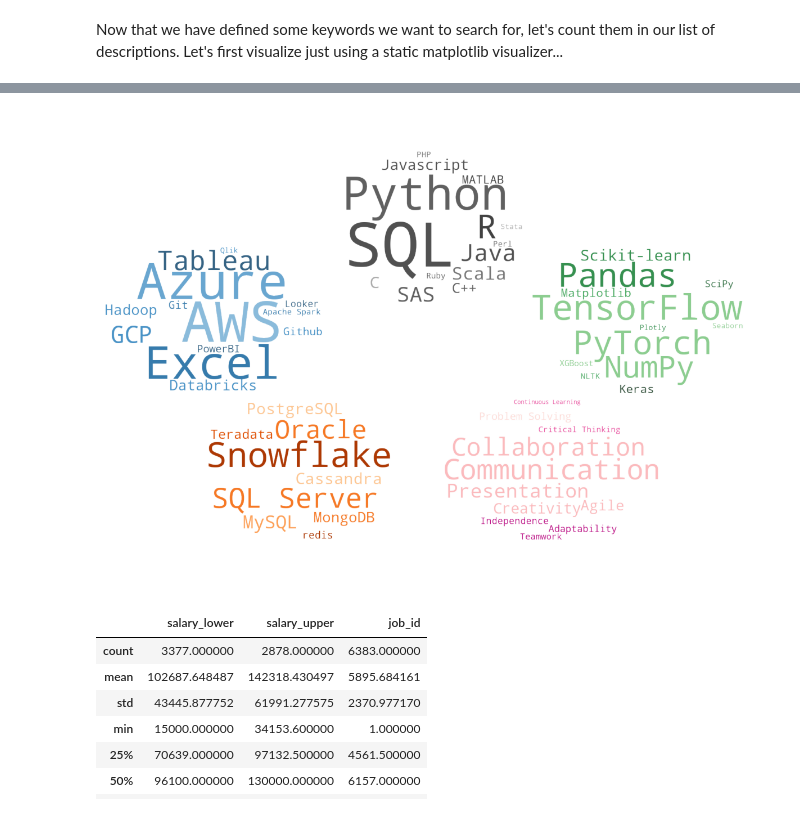
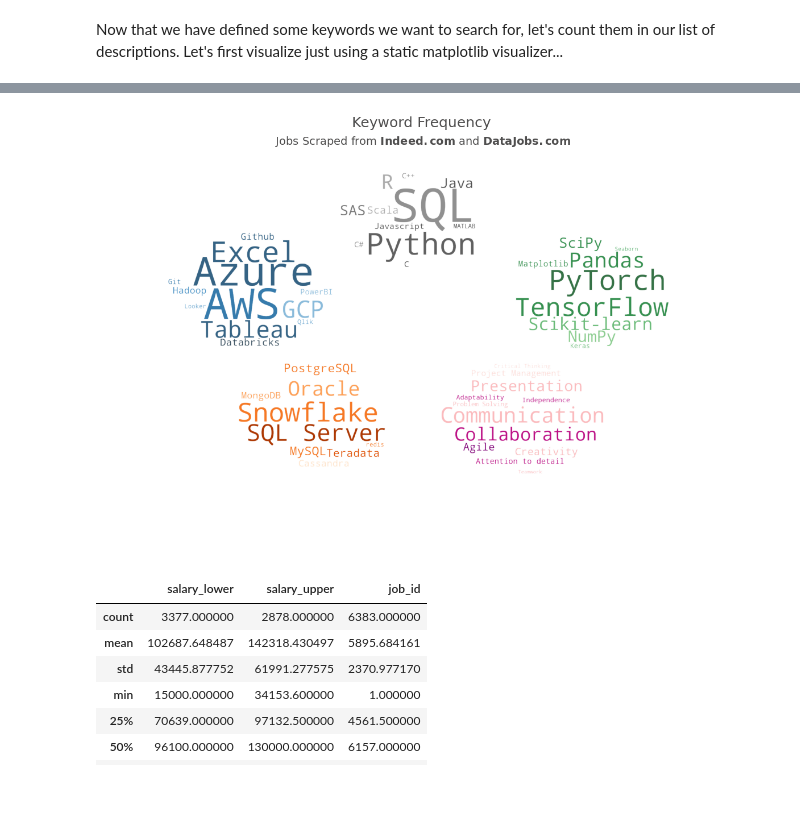
Before and after one commit to ColinB19/datajobswebscraper, a Jupyter notebook: Webscrape_DataJobs.ipynb, the cells around one changed output, grey strips where cells are left out. Saved outputs shown, nothing was run; the diff lists cells and outputs as text; code cells hidden in the pictures.

Commit message:
cleaned up some plots, messing with adding salary boxplots

```diff
--- a/Webscrape_DataJobs.ipynb
+++ b/Webscrape_DataJobs.ipynb
@@ -463,6 +539,9 @@ stop_words.update([
     'data',
     'preferred qualification',
     'related field',
+    'sexual orientation',
+    'dental',
+    'vision',
     'sexual orientation'
 ])
 
@@ -629,25 +603,54 @@ def kw_counter(text, kws):
+# %%
+# NOTE: We aren't including Go as it is hard to distinguish it from the regular word.
+# TODO: try to find that analyst influencers tool to add some stuff to this
+job_descs_concat = job_descriptions['desc'].str.cat(sep=' ').lower()
+# language_counts = {x:job_descs_concat.count(' ' + x.lower() + ' ') for x in programming_languages}
+language_counts = kw_counter(text = job_descs_concat, kws = programming_languages)
+library_counts = kw_counter(text = job_descs_concat, kws = libraries)
+dev_tools_counts = kw_counter(text = job_descs_concat, kws = dev_tools + viz_tools)
+databases_counts = kw_counter(text = job_descs_concat, kws = databases)
+soft_skills_counts = kw_counter(text = job_descs_concat, kws = soft_skills)
 # %% [markdown]
 Now that we have defined some keywords we want to search for, let's count them in our list of descriptions. Let's first visualize just using a static matplotlib visualizer...
 # %%
-
-# title = 'Data Engineer'
-# df = job_descriptions[job_descriptions['job_id'].isin(job_meta[job_meta.clean_title == title]['job_id'])]
-df = job_descriptions
-
 mask = np.array(Image.open("/home/colin/Pictures/ellipse.png"))
 
 fig, ax = plt.subplots(figsize = (15,10))
 
 ax.axis('off')
 
+# just for fun
+# this looks terrible
+# wordcloud = WordCloud(background_color="rgba(255, 255, 255, 0)",
+#                             mode="RGBA",
+#                           height = 1000,
+#                           width = 1500,
+#                           colormap=ListedColormap(sns.color_palette('Greys').as_hex()),
+#                           min_word_length = 3,
+#                           prefer_horizontal=1,
+#                           min_font_size=18,
+#                           max_font_size=78
+#                           ).generate(job_descs_concat)
+# # Display the generated image:
+# ax.imshow(wordcloud, interpolation='bilinear', alpha=0.25)
+# ax.axis('off')
+
+
 # you can play around with these parameters to adjust the positions and sizes of the sub-axes
 main = 0.5
-width = 0.40
-offset = 0.25
+width = 0.30
+offset = 0.20
+
+wc_width = 1500
+wc_height = 1000
 
 upax = fig.add_axes([main - width/2, main + offset - width/2, width , width])
 
+upax.set_title(f'Keyword Frequency', size=18, color='#4f4e4e');
+plt.text(x=260, y=39, s='Jobs Scraped from $\\bf{Indeed.com}$ and $\\bf{DataJobs.com}$',
+                 color='#4f4e4e', fontsize=14, horizontalalignment='center')
 
+# all of these calcs are to try to get a nice evenly spaced pentagon
 uprightax = fig.add_axes([main + offset - width/2, main + 0.70*offset/2 - width/2, width , width])
 upleftax = fig.add_axes([main - offset - width/2, main + 0.70*offset/2 - width/2, width , width])
 
@@ -657,19 +660,17 @@ downleftax = fig.add_axes([main - 0.60*offset - width/2, main - 0.75*offset - wi
 # this is last to avoid overlapping issues
 # midax = fig.add_axes([main - width/2, main - width/2, width , width])
 
-job_descs_concat = (' '.join(df['desc_stop_rem'])).lower()
-# language_counts = {x:job_descs_concat.count(' ' + x.lower() + ' ') for x in programming_languages}
-language_counts = kw_counter(text = job_descs_concat, kws = programming_languages)
+
 wordcloud = WordCloud(background_color="rgba(255, 255, 255, 0)",
                             mode="RGBA",
                           mask = mask,
                           max_words = 100,
-                          height = 400,
-                          width = 400,
+                          height = wc_height,
+                          width = wc_width,
                           colormap=ListedColormap(sns.color_palette('Greys_d').as_hex()),
                           min_word_length = 3,
                           prefer_horizontal=1,
-                          min_font_size=14,
+                          min_font_size=18,
                           max_font_size=140).generate_from_frequencies(language_counts)
 
 
@@ -679,13 +680,12 @@ upax.axis('off')
 
 
 # library_counts = {x:job_descs_concat.count(' ' + x.lower() + ' ') for x in libraries}
-library_counts = kw_counter(text = job_descs_concat, kws = libraries)
 wordcloud = WordCloud(background_color="rgba(255, 255, 255, 0)",
                             mode="RGBA",
                           mask = mask,
                           max_words = 100,
-                          height = 400,
-                          width = 400,
+                          height = wc_height,
+                          width = wc_width,
                           colormap=ListedColormap(sns.color_palette('Greens_d').as_hex()),
                           min_word_length = 3,
                           prefer_horizontal=1,
@@ -697,13 +697,12 @@ uprightax.imshow(wordcloud, interpolation='bilinear')
 uprightax.axis('off')
 
 # dev_tools_counts = {x:job_descs_concat.count(' ' + x.lower() + ' ') for x in dev_tools + viz_tools}
-dev_tools_counts = kw_counter(text = job_descs_concat, kws = dev_tools + viz_tools)
 wordcloud = WordCloud(background_color="rgba(255, 255, 255, 0)",
                             mode="RGBA",
                           mask = mask,
                           max_words = 100,
-                          height = 400,
-                          width = 400,
+                          height = wc_height,
+                          width = wc_width,
                           colormap=ListedColormap(sns.color_palette('Blues_d').as_hex()),
                           min_word_length = 3,
                           prefer_horizontal=1,
@@ -716,13 +715,12 @@ upleftax.axis('off')
 
 
 # databases_counts = {x:job_descs_concat.count(' ' + x.lower() + ' ') for x in databases}
-databases_counts = kw_counter(text = job_descs_concat, kws = databases)
 wordcloud = WordCloud(background_color="rgba(255, 255, 255, 0)",
                             mode="RGBA",
                           mask = mask,
                           max_words = 100,
-                          height = 400,
-                          width = 400,
+                          height = wc_height,
+                          width = wc_width,
                           colormap=ListedColormap(sns.color_palette('Oranges').as_hex()),
                           min_word_length = 3,
                           prefer_horizontal=1,
@@ -734,13 +732,12 @@ downleftax.imshow(wordcloud, interpolation='bilinear')
 downleftax.axis('off')
 
 # soft_skills_counts = {x:job_descs_concat.count(' ' + x.lower() + ' ') for x in soft_skills}
-soft_skills_counts = kw_counter(text = job_descs_concat, kws = soft_skills)
 wordcloud = WordCloud(background_color="rgba(255, 255, 255, 0)",
                             mode="RGBA",
                           mask = mask,
                           max_words = 100,
-                          height = 400,
-                          width = 400,
+                          height = wc_height,
+                          width = wc_width,
                           colormap=ListedColormap(sns.color_palette('RdPu').as_hex()),
                           min_word_length = 3,
                           prefer_horizontal=1,
@@ -751,4 +748,6 @@ wordcloud = WordCloud(background_color="rgba(255, 255, 255, 0)",
 # Display the generated image:
 downrightax.imshow(wordcloud, interpolation='bilinear')
 downrightax.axis('off')
+
+plt.savefig('FIGS/wc_specific.png');
 # %% [output]
@@ -756,4 +754,4 @@ downrightax.axis('off')
-[figure, old version]
+[figure, new version]
 # %%
 # histogram upper and lower salaries
 job_meta.describe()
```
Also changed, not shown: parts of 21 cells of this notebook, 1 other file.
